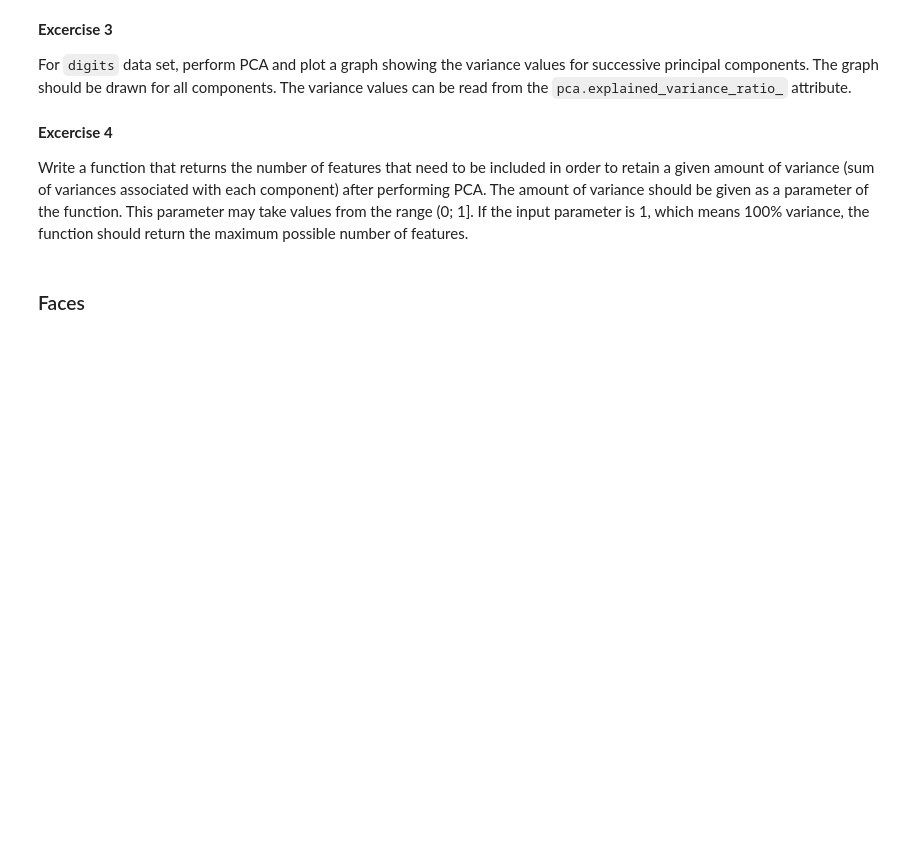
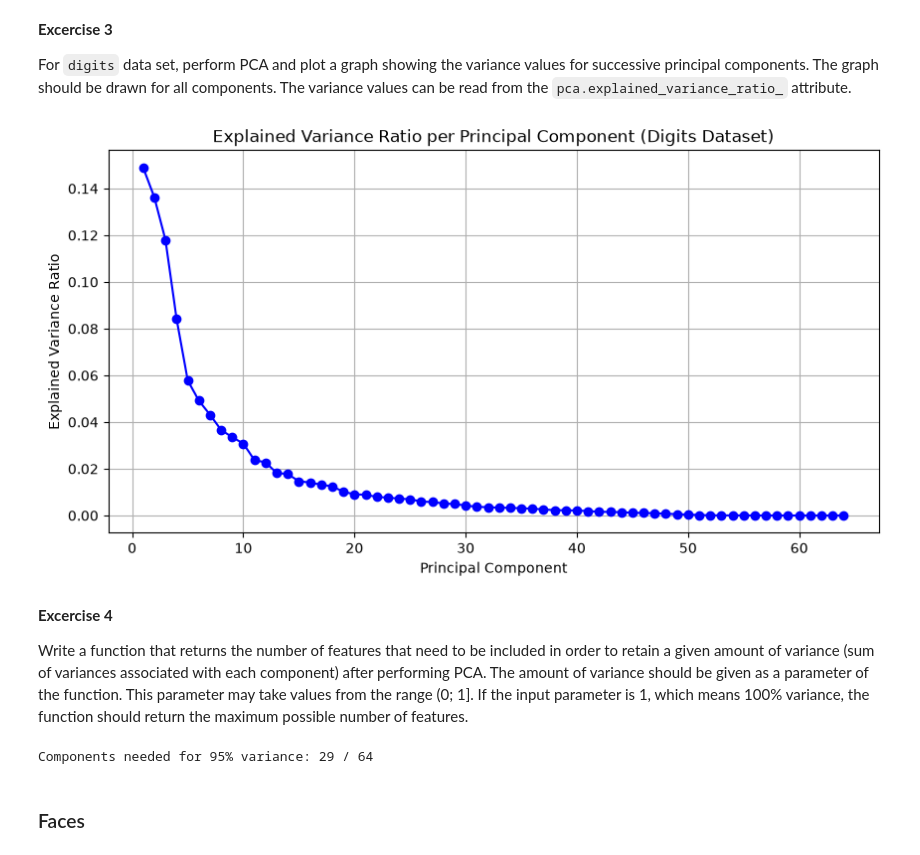
Before and after one commit to SpriNt-PL/ADM_Lab_5, a Jupyter notebook: features_2026.ipynb, the cells around one changed output. Drawn from its saved outputs; the diff is of its cells as text; code cells hidden in the pictures; blank space fills up the shorter version.

```diff
--- a/features_2026.ipynb
+++ b/features_2026.ipynb
@@ -108,10 +191,47 @@ plt.show()
 **Excercise 3**
 
 For `digits` data set, perform PCA and plot a graph showing the variance values for successive principal components. The graph should be drawn for all components. The variance values can be read from the `pca.explained_variance_ratio_` attribute.
+# %%
+import matplotlib.pyplot as plt
+import numpy as np
+from sklearn.decomposition import PCA
+
+pca_digits = PCA(n_components=n_features)
+pca_digits.fit(X)
+
+plt.figure(figsize=(10, 5))
+plt.plot(np.arange(1, n_features + 1), pca_digits.explained_variance_ratio_, 'bo-')
+plt.title('Explained Variance Ratio per Principal Component (Digits Dataset)')
+plt.xlabel('Principal Component')
+plt.ylabel('Explained Variance Ratio')
+plt.grid(True)
+plt.show()
+# %% [output]
+[figure, added]
 # %% [markdown]
 **Excercise 4**
 
 Write a function that returns the number of features that need to be included in order to retain a given amount of variance (sum of variances associated with each component) after performing PCA. The amount of variance should be given as a parameter of the function. This parameter may take values from the range (0; 1]. If the input parameter is 1, which means 100% variance, the function should return the maximum possible number of features.
+# %%
+def n_components_for_variance(target_variance: float, pca_model: PCA) -> int:
+    """
+    Returns the minimum number of principal components needed to achieve
+    or exceed the specified target cumulative variance ratio.
+    """
+    if not (0 < target_variance <= 1.0):
+        raise ValueError("Target variance ratio must be in range (0, 1].")
+
+    cumulative_variance = np.cumsum(pca_model.explained_variance_ratio_)
+    num_components = np.argmax(cumulative_variance >= target_variance) + 1
+    return int(num_components)
+
+# Example usage:
+pca_full = PCA().fit(X)
+v_target = 0.95
+n_comp = n_components_for_variance(v_target, pca_full)
+print(f"Components needed for {v_target * 100:.0f}% variance: {n_comp} / {X.shape[1]}")
+# %% [output]
+Components needed for 95% variance: 29 / 64
 # %% [markdown]
 ### Faces
 # %% [markdown]
```
Also changed, not shown: parts of 12 cells of this notebook.
